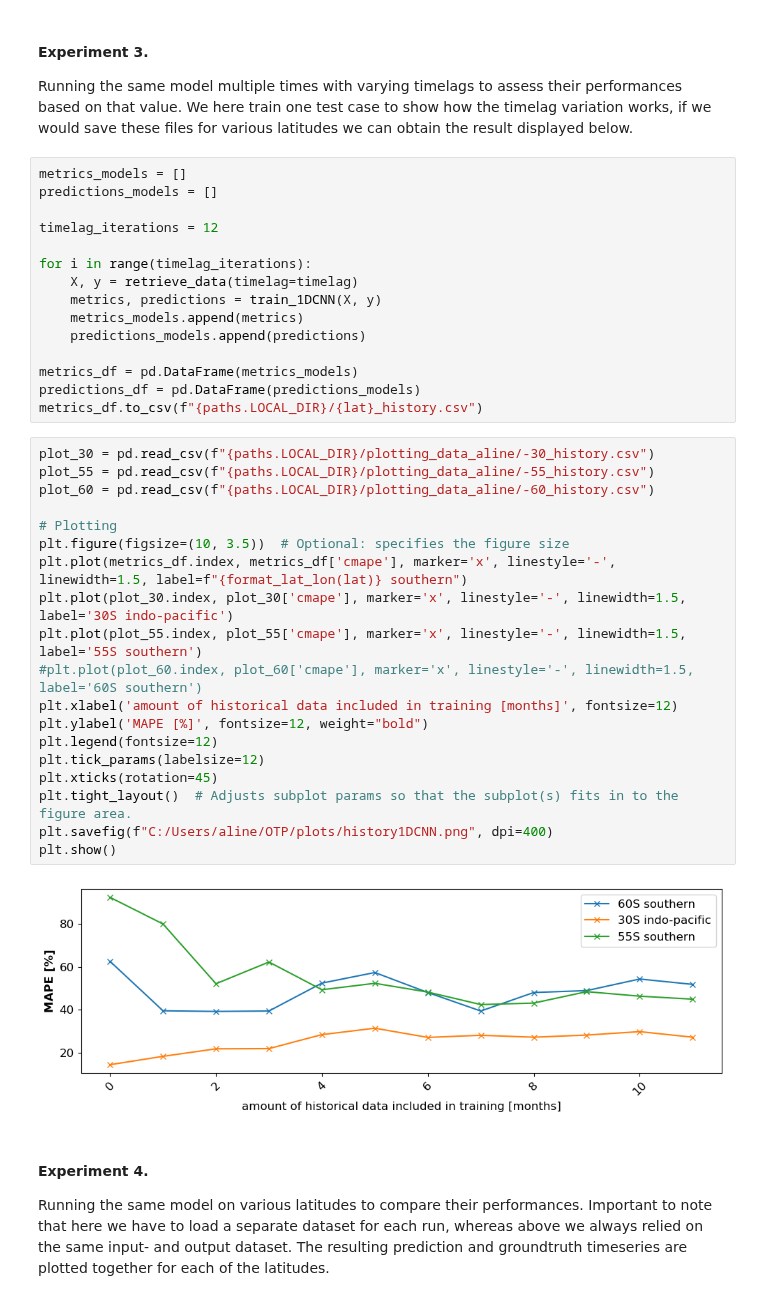
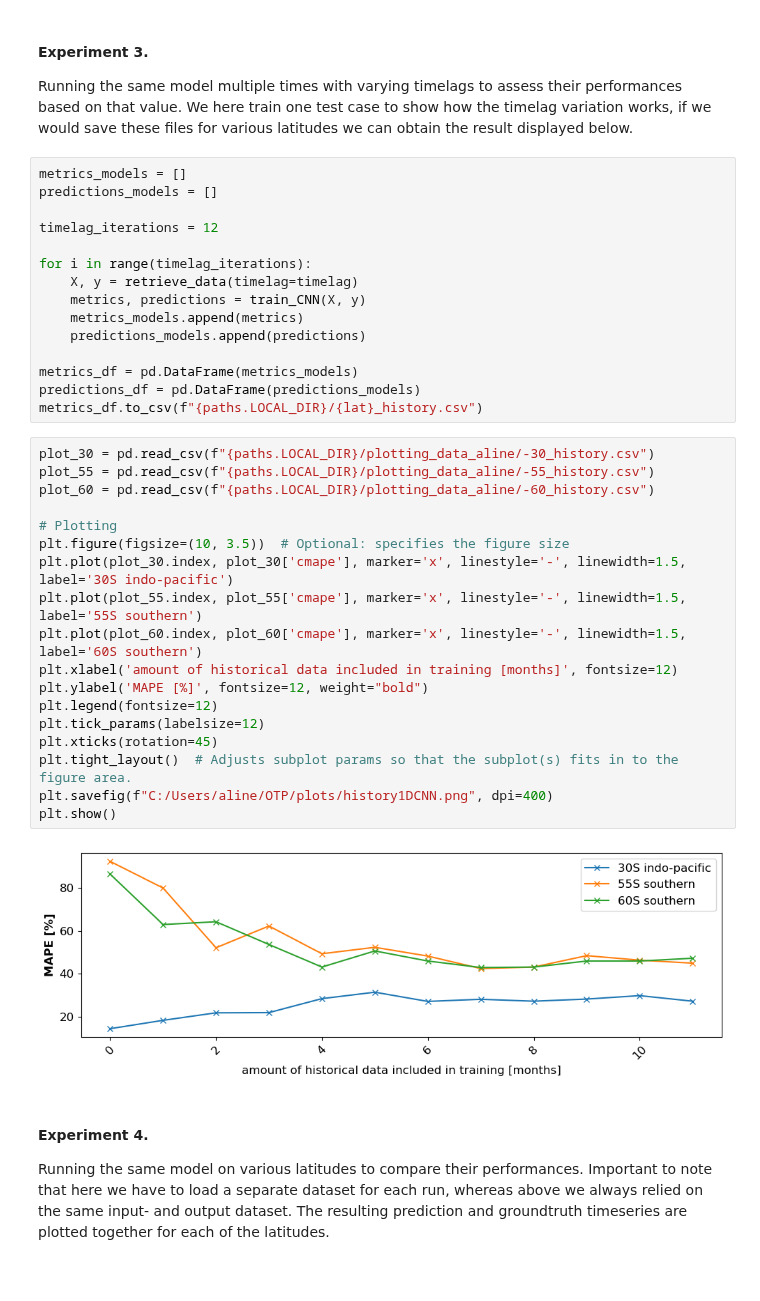
Before and after one commit to ai4er-cdt/OTP, a Jupyter notebook: notebooks/neural_networks.ipynb, the cells around one changed output. Cells and saved outputs as stored; diff of their text form.

Commit message:
Finalisation notebook plotting_streamfunctions

```diff
--- a/notebooks/neural_networks.ipynb
+++ b/notebooks/neural_networks.ipynb
@@ -317,7 +318,7 @@ timelag_iterations = 12
 
 for i in range(timelag_iterations):
     X, y = retrieve_data(timelag=timelag)
-    metrics, predictions = train_1DCNN(X, y)
+    metrics, predictions = train_CNN(X, y)
     metrics_models.append(metrics)
     predictions_models.append(predictions)
 
@@ -327,24 +328,23 @@ metrics_df.to_csv(f"{paths.LOCAL_DIR}/{lat}_history.csv")
 # %%
 plot_30 = pd.read_csv(f"{paths.LOCAL_DIR}/plotting_data_aline/-30_history.csv")
 plot_55 = pd.read_csv(f"{paths.LOCAL_DIR}/plotting_data_aline/-55_history.csv")
 plot_60 = pd.read_csv(f"{paths.LOCAL_DIR}/plotting_data_aline/-60_history.csv")
 
 # Plotting
 plt.figure(figsize=(10, 3.5))  # Optional: specifies the figure size
-plt.plot(metrics_df.index, metrics_df['cmape'], marker='x', linestyle='-', linewidth=1.5, label=f"{format_lat_lon(lat)} southern")
 plt.plot(plot_30.index, plot_30['cmape'], marker='x', linestyle='-', linewidth=1.5, label='30S indo-pacific')
 plt.plot(plot_55.index, plot_55['cmape'], marker='x', linestyle='-', linewidth=1.5, label='55S southern')
-#plt.plot(plot_60.index, plot_60['cmape'], marker='x', linestyle='-', linewidth=1.5, label='60S southern')
+plt.plot(plot_60.index, plot_60['cmape'], marker='x', linestyle='-', linewidth=1.5, label='60S southern')
 plt.xlabel('amount of historical data included in training [months]', fontsize=12)
 plt.ylabel('MAPE [%]', fontsize=12, weight="bold")
 plt.legend(fontsize=12)
 plt.tick_params(labelsize=12)
 plt.xticks(rotation=45)
 plt.tight_layout()  # Adjusts subplot params so that the subplot(s) fits in to the figure area.
 plt.savefig(f"C:/Users/aline/OTP/plots/history1DCNN.png", dpi=400)
 plt.show()
 # %% [output]
-[figure, old version]
+[figure, new version]
 # %% [markdown]
 #### Experiment 4.
 
```
Also changed, not shown: parts of 11 cells of this notebook, 1 other file.
